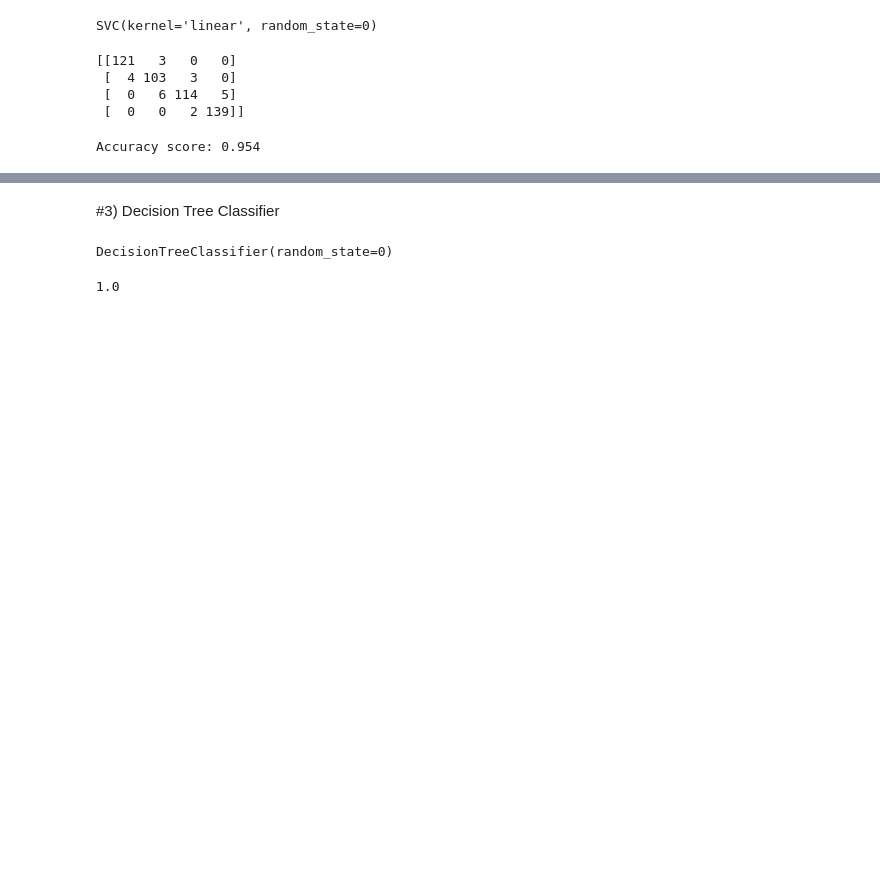
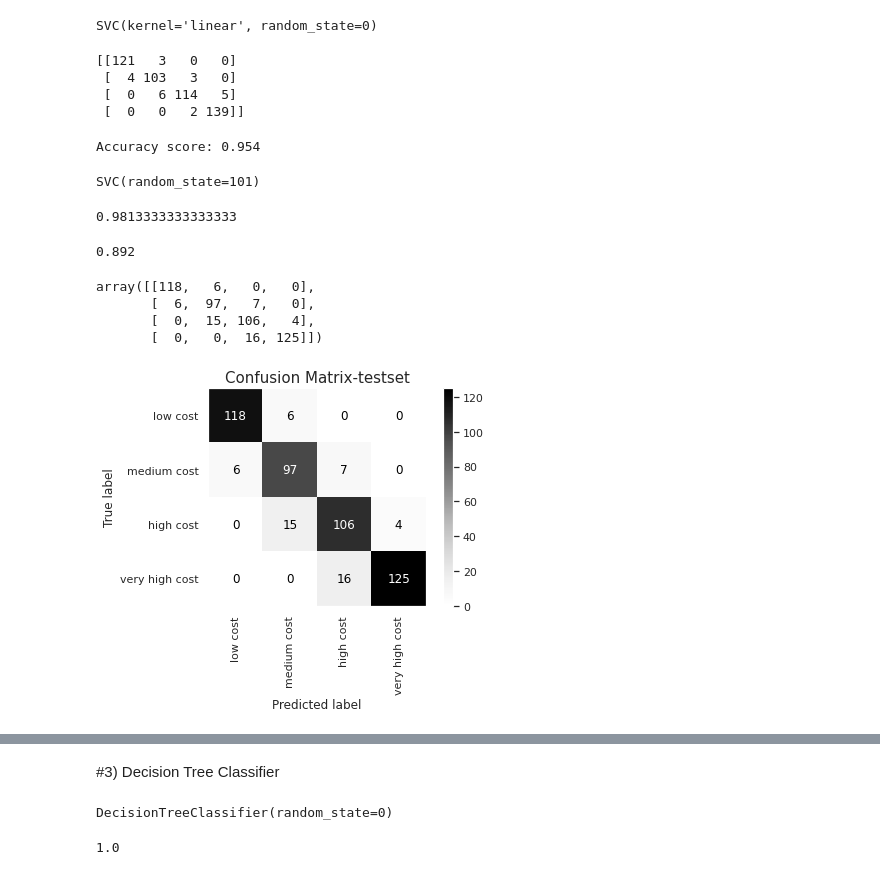
Before and after one commit to Anupa-123/Mobile-Price-Classification, a Jupyter notebook: Mobile_Price_Classification.ipynb, the cells around one changed output, grey strips where cells are left out. Drawn from its saved outputs; the diff is of its cells as text; code cells hidden in the pictures; blank space fills up the shorter version.

```diff
--- a/Mobile_Price_Classification.ipynb
+++ b/Mobile_Price_Classification.ipynb
@@ -729,0 +734,5 @@ Accuracy score: 0.954
+# %%
+svc = SVC(random_state=101)      # creating an object of classifier
+svc.fit(X_train,y_train)    # fitting the model/training the model.
+# %% [output]
+SVC(random_state=101)
@@ -729,0 +743,26 @@ Accuracy score: 0.954
+# %%
+# Accuracy score for train set
+accuracy_score(y_train,y_train_pred)
+# %% [output]
+0.9813333333333333
+# %%
+# Accuracy score for test set.
+accuracy_score(y_test,y_pred)
+# %% [output]
+0.892
+# %%
+cf_matrix=confusion_matrix(y_test,y_pred)
+cf_matrix
+# %% [output]
+array([[118,   6,   0,   0],
+       [  6,  97,   7,   0],
+       [  0,  15, 106,   4],
+       [  0,   0,  16, 125]])
+# %%
+# plotting confusion matrix for test set.
+plot_confusion_matrix(svc,X_test,y_test,cmap='Greys',display_labels=Class_cat,xticks_rotation='vertical')
+plt.grid(False)
+plt.title('Confusion Matrix-testset',fontsize=15)
+plt.show()
+# %% [output]
+[figure, added]
```
Also changed, not shown: parts of 39 cells of this notebook.
